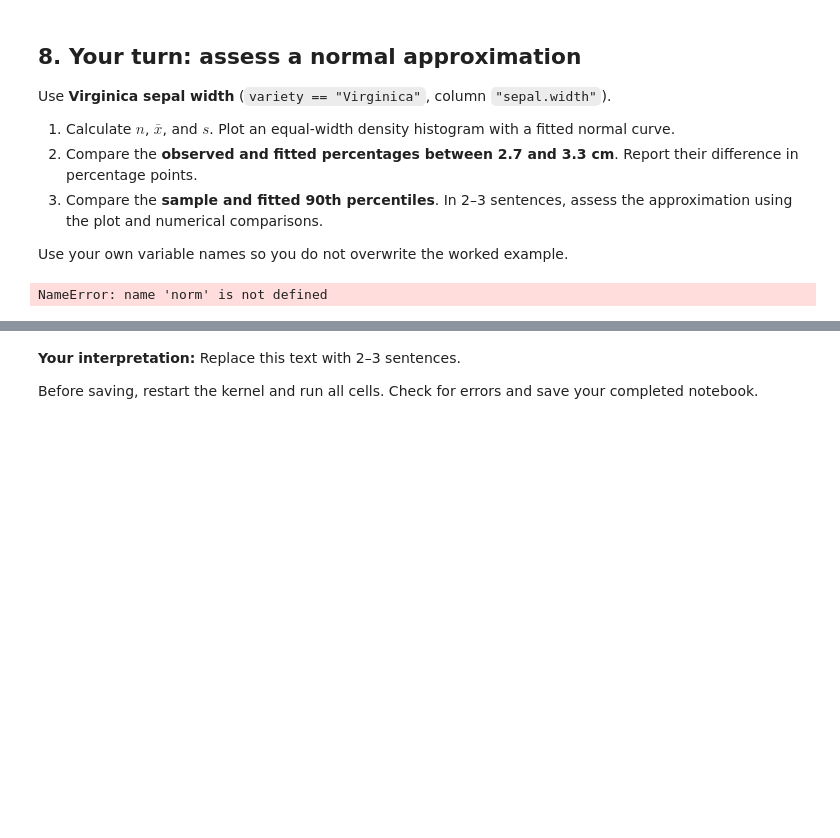
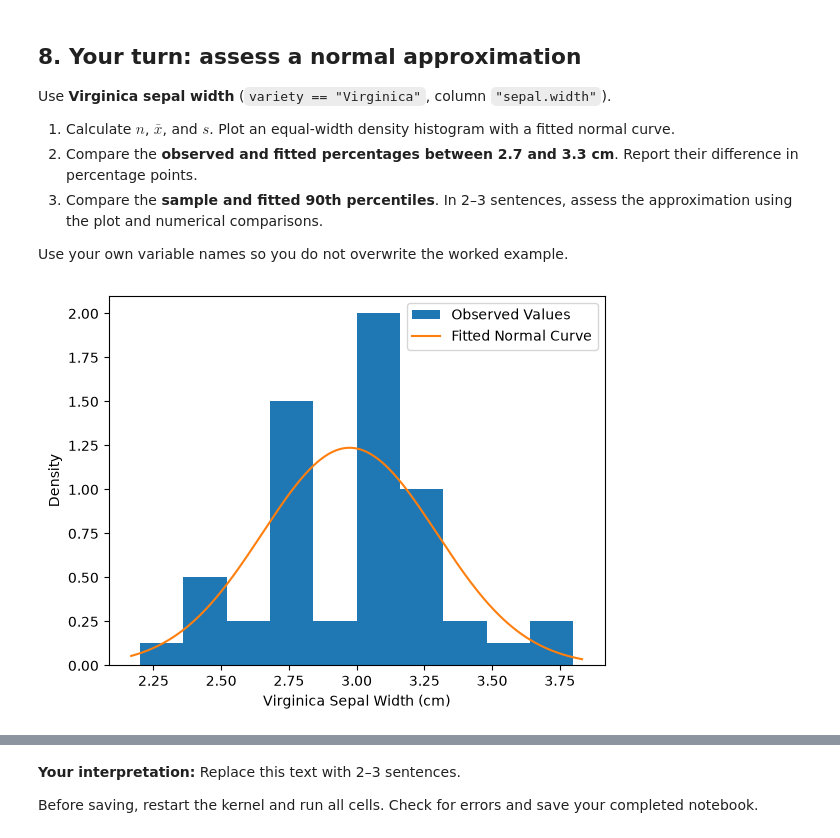
Before and after one commit to BradyJulian/Julian-Brady-ENGR-1451-Fork, a Jupyter notebook: 2-class/w03a_normal_approximation.ipynb, the cells around one changed output, grey strips where cells are left out. Cells and saved outputs as stored; diff of their text form; code cells hidden in the pictures; blank space fills up the shorter version.

```diff
--- a/2-class/w03a_normal_approximation.ipynb
+++ b/2-class/w03a_normal_approximation.ipynb
@@ -177,12 +201,26 @@ Use **Virginica sepal width** (`variety == "Virginica"`, column `"sepal.width"`)
 Use your own variable names so you do not overwrite the worked example.
 # %%
 # 1. Select the sample, drop missing values, summarize, fit, and plot.
-# YOUR CODE HERE
-mean = 10 #mA
-std_value = 2 #mA
-model = norm(loc = mean,scale = std_value)
-print(model.sf(13))
+virginica_sepal_width = iris.loc[
+    iris["variety"] == "Virginica",
+    "sepal.width",
+] #isolates rows with Virginica variety and takes the data from the sepal.wdith column
+
+#Plot setup and statistical calculations
+sample_mean = virginica_sepal_width.mean()
+sample_std = virginica_sepal_width.std(ddof=1) #sample stdev with n-1 degrees of freedom (done automatically by pandas)
+model = norm(loc = sample_mean,scale = sample_std) #creating normal model of sample
+fitted_curve = np.linspace(virginica_sepal_width.min()-0.1*sample_std,virginica_sepal_width.max()+0.1*sample_std,500)
+
+#Plotting
+plt.hist(virginica_sepal_width,bins=10,density=True,label="Observed Values") #plotting an equal-width density histogram with 10 bins
+plt.plot(fitted_curve,model.pdf(fitted_curve),linewidth = 1.5,label = "Fitted Normal Curve") #x, y, linewidth, title -- plotting best fit line
+plt.xlabel("Virginica Sepal Width (cm)")
+plt.ylabel("Density")
+plt.legend()
+#plt.tight_layout()
+plt.show()
 # %% [output]
-NameError: name 'norm' is not defined
+[figure, added]
 # %%
 # 2. Compare percentages; calculate observed minus fitted in percentage points.
```
Also changed, not shown: parts of 10 cells of this notebook.
